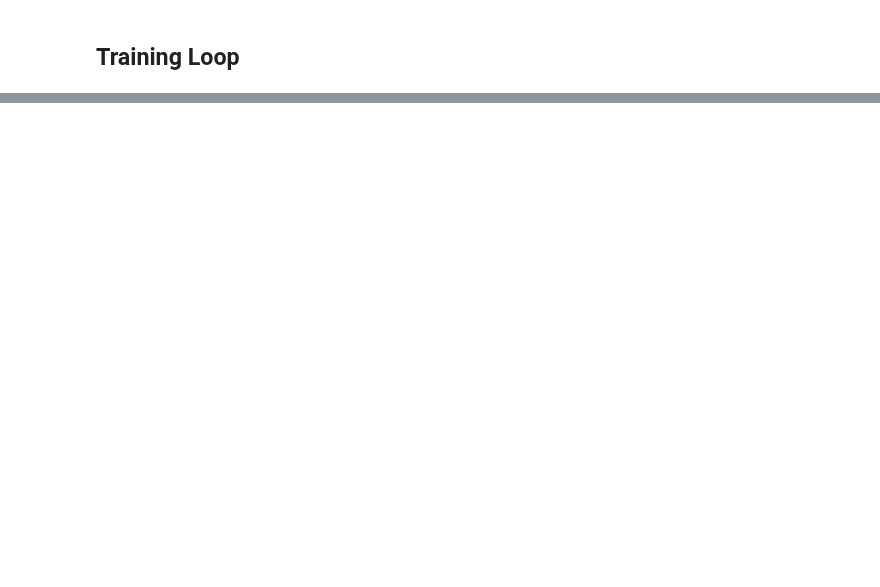
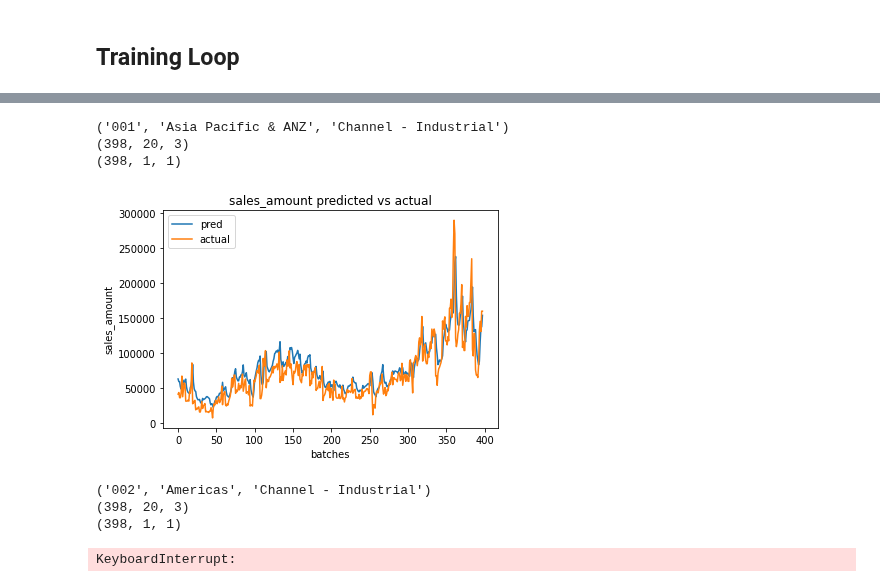
Before and after one commit to Abuynits/TE_Connect, a Jupyter notebook: sales_forcasting.ipynb, the cells around one changed output, grey strips where cells are left out. Cells and saved outputs as stored; diff of their text form; code cells hidden in the pictures; blank space fills up the shorter version.

```diff
--- a/sales_forcasting.ipynb
+++ b/sales_forcasting.ipynb
@@ -994 +947,71 @@ Uses a data filter to re-extract the input and output variables, performing tran
+# %%
+for key, val in enumerate(transformed_data):
+    # print(val)
+    x, y = prep_data(
+        transformed_data[val], Data_Prep.lookback, Data_Prep.predict, Data_Prep.input_data_cols, Data_Prep.output_data_cols)
+    print(val)
+    print(x.shape)
+    print(y.shape)
+    index_graphing = 0
+
+    all_pred_data = []
+    all_actual_data = []
+    verbose = False
+    # x_axis = np.array(transformed_data[val]["year_week_ordered"][i+len(x[1]):i+len(x[1])+Data_Prep.predict])
+    for i in range(len(x)):
+
+        model_inp = torch.from_numpy(x[i]).float().to(Model_Info.device)
+
+        #print(model_inp.shape)
+        if model_name == "basic_lstm":
+
+            pred = model(model_inp[None, :])
+            pred = torch.unsqueeze(pred,1)
+        else:
+            pred = predict_tensor_seq_to_seq(model, model_inp, Data_Prep.predict)
+        # print(pred)
+        # print("pred shape:", pred.shape)
+        # print(output_transformations[val])
+        pred_inv_t = output_transformations[val].inverse_transform(pred.detach().cpu())
+        #print("pred inv shape:", pred_inv_t.shape)
+
+
+        actual_in_t = reg_data[val]["sales_amount"][i + len(x[1]):i+len(x[1])+Data_Prep.predict]
+
+        all_pred_data.append(np.squeeze(pred_inv_t,1)[0])
+        all_actual_data.append(actual_in_t)
+
+        #print(actual_in_t.shape)
+        if verbose:
+            print("actual pred data:", pred)
+            print("actual pred data:",pred_inv_t)
+            print("actual data:", actual_in_t)
+            print("shape", y[i].shape)
+
+        # plt.plot(x_axis, pred_inv_t.T[0], label="pred 0")
+        # plt.plot(x_axis, input_transformations[val].inverse_transform(y[i]).T[0], label="act 0")
+        # plt.plot(x_axis,pred_inv_t.T[1],label="pred 1")
+        # plt.plot(x_axis,transformations[val].inverse_transform(y[i]).T[1],label = "act 1")
+        # plt.plot(x_axis,pred_inv_t.T[2],label="pred 2")
+        # plt.plot(x_axis,transformations[val].inverse_transform(y[i]).T[2],label = "act 2")
+    plt.plot(all_pred_data, label="pred")
+    plt.plot(all_actual_data, label="actual")
+    plt.legend()
+    plt.title(f"{Data_Prep.input_data_cols[index_graphing]} predicted vs actual")
+    plt.ylabel(Data_Prep.input_data_cols[index_graphing])
+    plt.xlabel("batches")
+    plt.show()
+
+    # print(x.shape)
+    # print(y.shape)
+    # print(transformations[val])
+# %% [output]
+('001', 'Asia Pacific & ANZ', 'Channel - Industrial')
+(398, 20, 3)
+(398, 1, 1)
+[figure, added]
+('002', 'Americas', 'Channel - Industrial')
+(398, 20, 3)
+(398, 1, 1)
+KeyboardInterrupt:
 # %%
```
Also changed, not shown: parts of 17 cells of this notebook.
